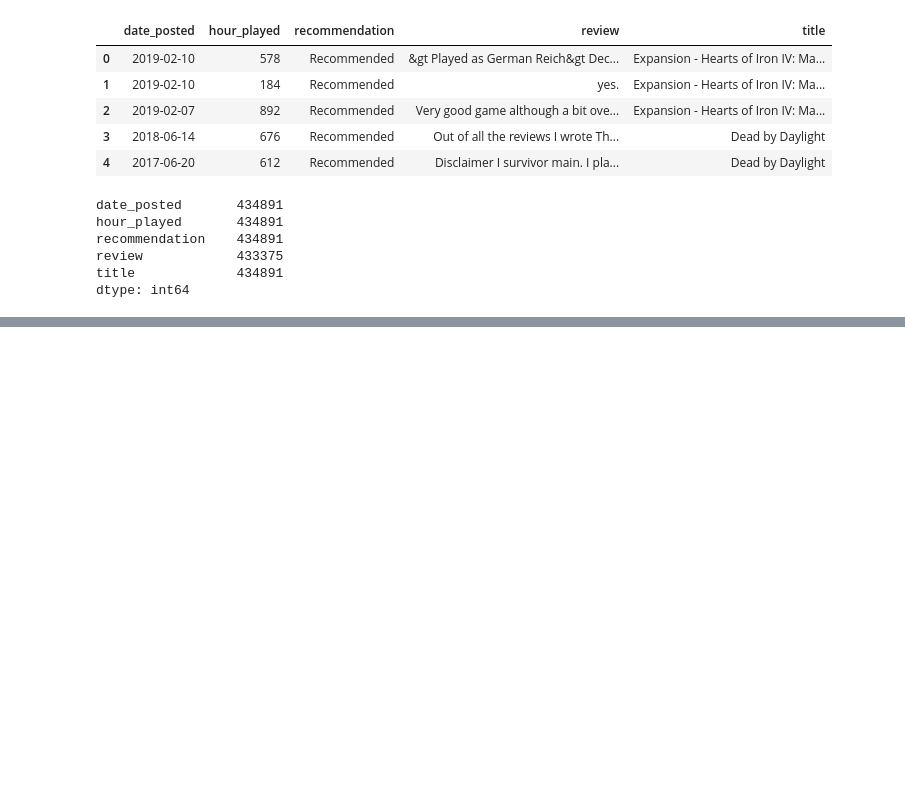
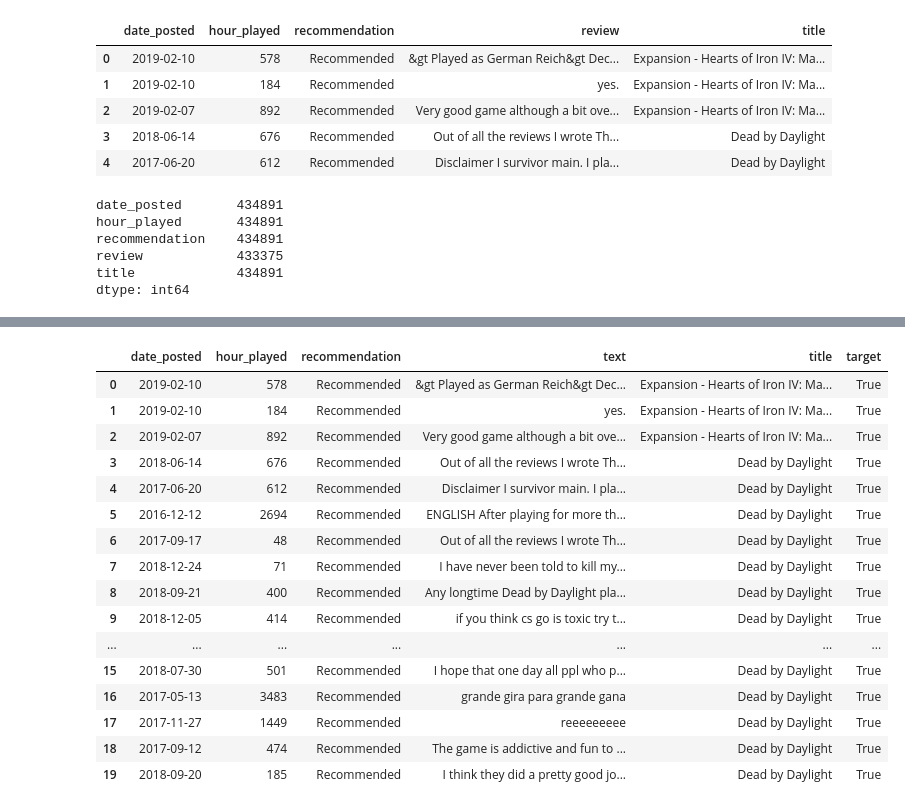
Before and after one commit to ccalvare/steam_sentiment_project, a Jupyter notebook: Cleaning Steam Data.ipynb, the cells around one changed output, grey strips where cells are left out. Drawn from its saved outputs; the diff is of its cells as text; code cells hidden in the pictures; blank space fills up the shorter version.

```diff
--- a/Cleaning Steam Data.ipynb
+++ b/Cleaning Steam Data.ipynb
@@ -37,0 +48,21 @@ dtype: int64
+# %%
+steam_df['target'] = np.where(steam_df['recommendation']!= 'Not Recommended', True, False)
+steam_df.head(20)
+# %% [output]
+|  | date_posted | hour_played | recommendation | text | title | target |
+| 0 | 2019-02-10 | 578 | Recommended | &gt Played as German Reich&gt Dec... | Expansion - Hearts of Iron IV: Ma... | True |
+| 1 | 2019-02-10 | 184 | Recommended | yes. | Expansion - Hearts of Iron IV: Ma... | True |
+| 2 | 2019-02-07 | 892 | Recommended | Very good game although a bit ove... | Expansion - Hearts of Iron IV: Ma... | True |
+| 3 | 2018-06-14 | 676 | Recommended | Out of all the reviews I wrote Th... | Dead by Daylight | True |
+| 4 | 2017-06-20 | 612 | Recommended | Disclaimer I survivor main. I pla... | Dead by Daylight | True |
+| 5 | 2016-12-12 | 2694 | Recommended | ENGLISH After playing for more th... | Dead by Daylight | True |
+| 6 | 2017-09-17 | 48 | Recommended | Out of all the reviews I wrote Th... | Dead by Daylight | True |
+| 7 | 2018-12-24 | 71 | Recommended | I have never been told to kill my... | Dead by Daylight | True |
+| 8 | 2018-09-21 | 400 | Recommended | Any longtime Dead by Daylight pla... | Dead by Daylight | True |
+| 9 | 2018-12-05 | 414 | Recommended | if you think cs go is toxic try t... | Dead by Daylight | True |
+| ... | ... | ... | ... | ... | ... | ... |
+| 15 | 2018-07-30 | 501 | Recommended | I hope that one day all ppl who p... | Dead by Daylight | True |
+| 16 | 2017-05-13 | 3483 | Recommended | grande gira para grande gana | Dead by Daylight | True |
+| 17 | 2017-11-27 | 1449 | Recommended | reeeeeeeee | Dead by Daylight | True |
+| 18 | 2017-09-12 | 474 | Recommended | The game is addictive and fun to ... | Dead by Daylight | True |
+| 19 | 2018-09-20 | 185 | Recommended | I think they did a pretty good jo... | Dead by Daylight | True |
```
Also changed, not shown: parts of 5 cells of this notebook, 2 other files.
